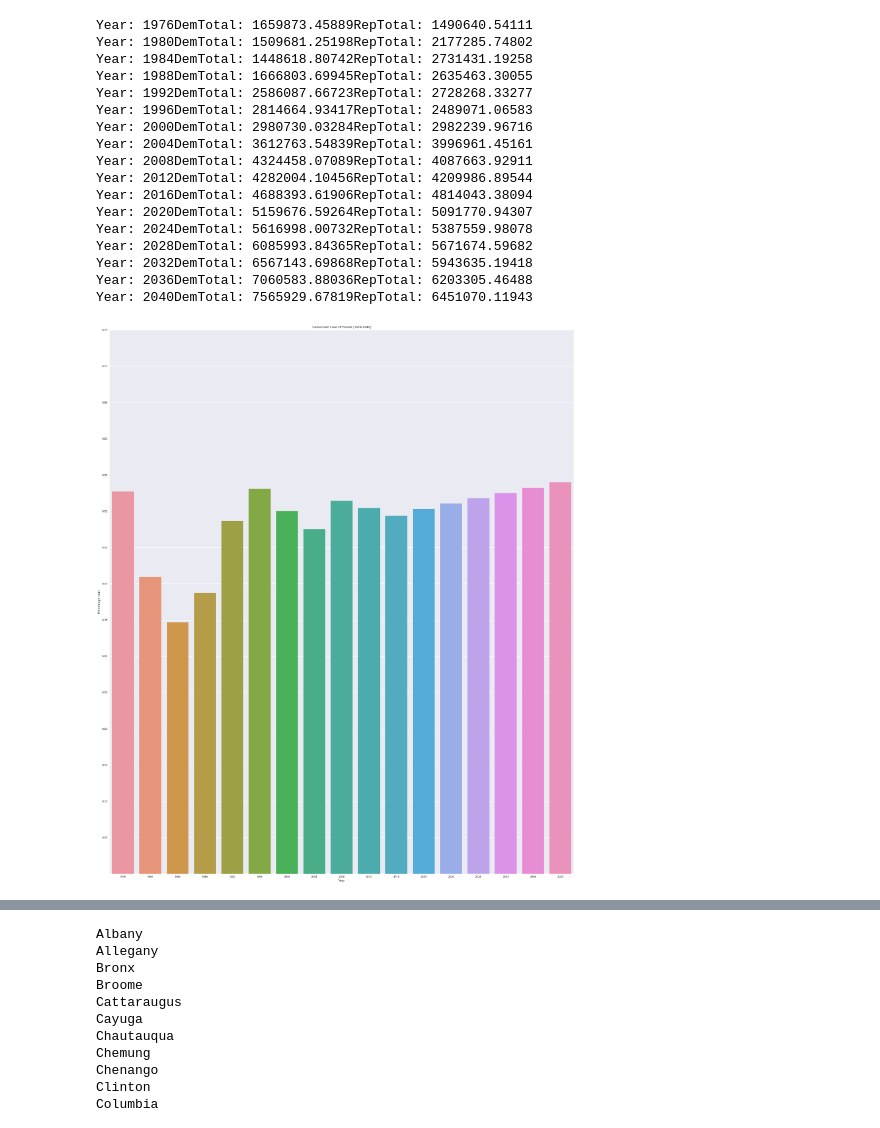
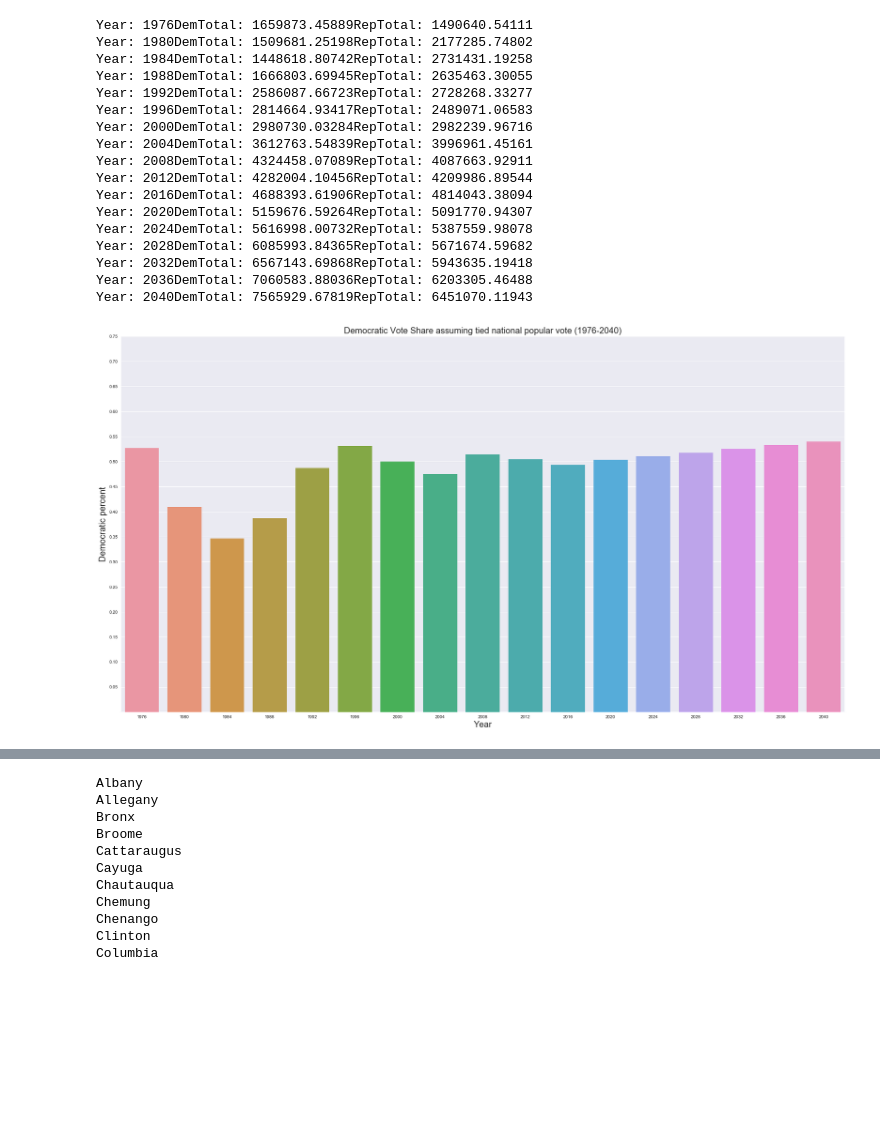
Before and after one commit to manav95/PartisanLeanRepo, a Jupyter notebook: IndResults/FinalNotebook.ipynb, the cells around one changed output, grey strips where cells are left out. Cells and saved outputs as stored; diff of their text form; code cells hidden in the pictures; blank space fills up the shorter version.

```diff
--- a/IndResults/FinalNotebook.ipynb
+++ b/IndResults/FinalNotebook.ipynb
@@ -270,10 +268,10 @@ def constructBarplot(df, minYear, maxYear, title):
         demList.append(s)
 
     ax.set_yticks(demList)
-    fig.set_size_inches(30, 36)
-    ax.set_title(title)
-    ax.set_xlabel("Year")
-    ax.set_ylabel("Percentage Lean")
+    fig.set_size_inches(30, 16)
+    plt.xlabel('Year', size = 20)
+    plt.ylabel('Democratic percent', size = 20)
+    plt.title(title, size = 20)
 
 #     ax = sns.barplot(x=list(range(minYear, maxYear, 4)), y=repubTotals)
 #     fig = plt.gcf()
@@ -287,26 +285,26 @@ def constructBarplot(df, minYear, maxYear, title):
 #     ax.set_yticks(repubList)
 #     fig.set_size_inches(20, 16)
 # %%
-constructBarplot(floridaFrame, 1976, 2044, "Democratic Lean of Florida (1976-2040)")
+constructBarplot(floridaFrame, 1976, 2044, "Democratic Vote Share assuming tied national popular vote (1976-2040)")
 # %% [output]
 Year: 1976DemTotal: 1659873.45889RepTotal: 1490640.54111
 Year: 1980DemTotal: 1509681.25198RepTotal: 2177285.74802
 Year: 1984DemTotal: 1448618.80742RepTotal: 2731431.19258
 Year: 1988DemTotal: 1666803.69945RepTotal: 2635463.30055
 Year: 1992DemTotal: 2586087.66723RepTotal: 2728268.33277
 Year: 1996DemTotal: 2814664.93417RepTotal: 2489071.06583
 Year: 2000DemTotal: 2980730.03284RepTotal: 2982239.96716
 Year: 2004DemTotal: 3612763.54839RepTotal: 3996961.45161
 Year: 2008DemTotal: 4324458.07089RepTotal: 4087663.92911
 Year: 2012DemTotal: 4282004.10456RepTotal: 4209986.89544
 Year: 2016DemTotal: 4688393.61906RepTotal: 4814043.38094
 Year: 2020DemTotal: 5159676.59264RepTotal: 5091770.94307
 Year: 2024DemTotal: 5616998.00732RepTotal: 5387559.98078
 Year: 2028DemTotal: 6085993.84365RepTotal: 5671674.59682
 Year: 2032DemTotal: 6567143.69868RepTotal: 5943635.19418
 Year: 2036DemTotal: 7060583.88036RepTotal: 6203305.46488
 Year: 2040DemTotal: 7565929.67819RepTotal: 6451070.11943
-[figure, old version]
+[figure, new version]
 # %%
 plotSums(floridaFrame)
 # %% [output]
```
Also changed, not shown: parts of 26 cells of this notebook.
